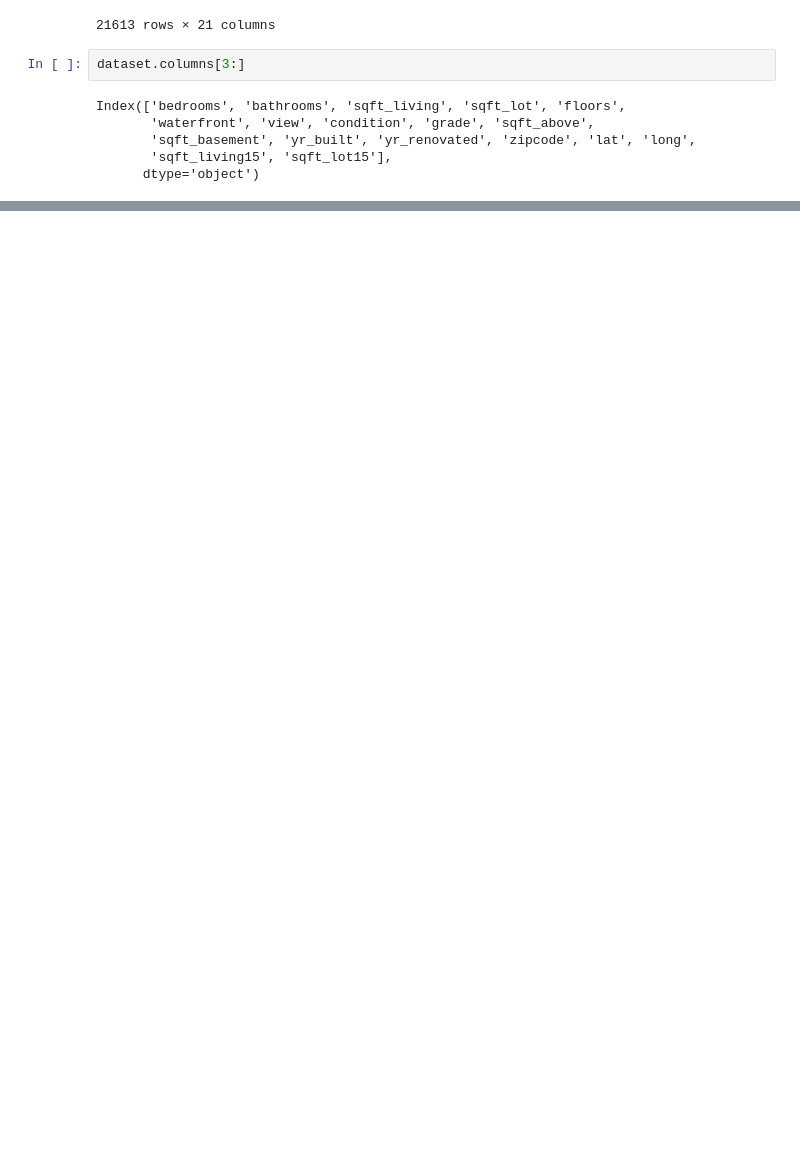
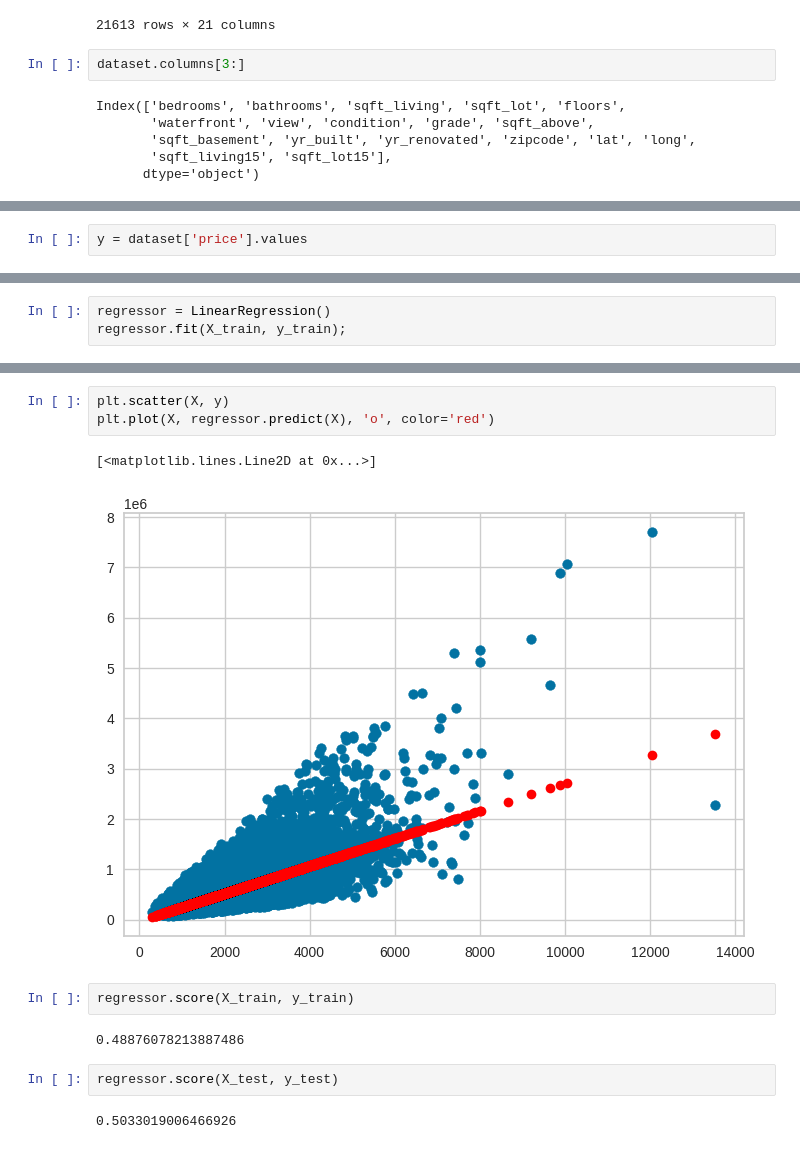
Before and after one commit to HammadN98/Curso_Estatistica, a Jupyter notebook: S9CorrelacaoRegressao.ipynb, the cells around one changed output, grey strips where cells are left out. Saved outputs shown, nothing was run; the diff lists cells and outputs as text; blank space fills up the shorter version.

```diff
--- a/S9CorrelacaoRegressao.ipynb
+++ b/S9CorrelacaoRegressao.ipynb
@@ -189,0 +216,2 @@ dtype: float64
+# %%
+y = dataset['price'].values
@@ -189,0 +223,3 @@ dtype: float64
+# %%
+regressor = LinearRegression()
+regressor.fit(X_train, y_train);
@@ -189,0 +244,14 @@ dtype: float64
+# %%
+plt.scatter(X, y)
+plt.plot(X, regressor.predict(X), 'o', color='red')
+# %% [output]
+[<matplotlib.lines.Line2D at 0x...>]
+[figure, added]
+# %%
+regressor.score(X_train, y_train)
+# %% [output]
+0.48876078213887486
+# %%
+regressor.score(X_test, y_test)
+# %% [output]
+0.5033019006466926
```
Also changed, not shown: parts of 17 cells of this notebook.
